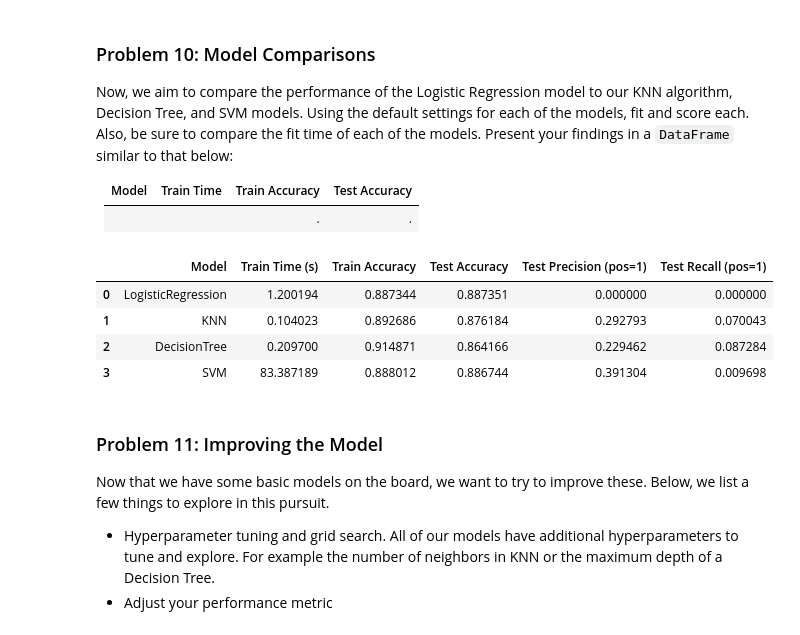
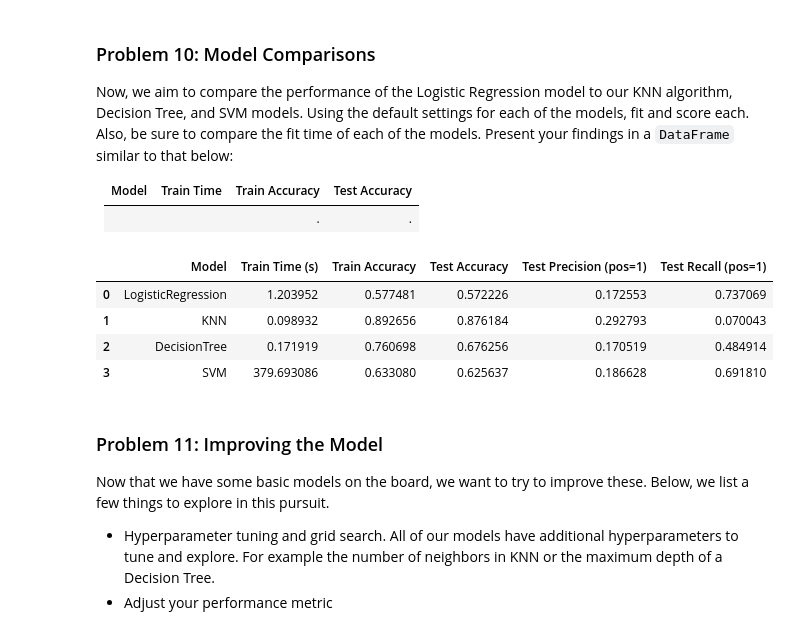
Before and after one commit to ramesh112/haas-m17, a Jupyter notebook: prompt_III.ipynb, the cells around one changed output. Saved outputs shown, nothing was run; the diff lists cells and outputs as text; code cells hidden in the pictures.

```diff
--- a/prompt_III.ipynb
+++ b/prompt_III.ipynb
@@ -272,6 +297,16 @@ y = df[target_col].map({"no": 0, "yes": 1})  # binary target
 
 X.head()
 X.info()
+
+cols_with_unknown = ["job", "education", "default", "loan"]
+
+def collapse_unknown(df, cols):
+    df = df.copy()
+    for c in cols:
+        df[c] = df[c].replace("unknown", "other")
+    return df
+
+X = collapse_unknown(X, cols_with_unknown)
 
 
 numeric_features = ["age"]
@@ -327,7 +362,7 @@ Use Logistic Regression to build a basic model on your data.
 log_reg_clf = Pipeline(
     steps=[
         ("preprocess", preprocessor),
-        ("model", LogisticRegression(max_iter=1000, n_jobs=-1))
+        ("model", LogisticRegression(max_iter=10000, n_jobs=-1))
     ]
 )
 
@@ -367,10 +402,14 @@ Now, we aim to compare the performance of the Logistic Regression model to our K
 |     |    |.     |.     |
 # %%
 models = {
-    "LogisticRegression": LogisticRegression(max_iter=1000, n_jobs=-1),
-    "KNN": KNeighborsClassifier(),
-    "DecisionTree": DecisionTreeClassifier(),
-    "SVM": SVC()
+    "LogisticRegression": LogisticRegression(
+        max_iter=1000, n_jobs=-1, class_weight="balanced"
+    ),
+    "KNN": KNeighborsClassifier(),  # no class_weight, leave as is
+    "DecisionTree": DecisionTreeClassifier(
+        random_state=42, class_weight="balanced"
+    ),
+    "SVM": SVC(class_weight="balanced", probability=True)
 }
 
 results = []
@@ -385,37 +424,37 @@ for name, clf in models.items():
 
     start = time.time()
     pipe.fit(X_train, y_train)
     end = time.time()
 
     y_train_pred = pipe.predict(X_train)
     y_test_pred = pipe.predict(X_test)
 
     train_acc = accuracy_score(y_train, y_train_pred)
     test_acc = accuracy_score(y_test, y_test_pred)
     test_prec = precision_score(y_test, y_test_pred, pos_label=1)
     test_rec = recall_score(y_test, y_test_pred, pos_label=1)
 
     train_time = end - start
 
     results.append(
         {
             "Model": name,
             "Train Time (s)": train_time,
             "Train Accuracy": train_acc,
             "Test Accuracy": test_acc,
             "Test Precision (pos=1)": test_prec,
             "Test Recall (pos=1)": test_rec,
         }
     )
 
 results_df = pd.DataFrame(results)
 results_df
 # %% [output]
 |  | Model | Train Time (s) | Train Accuracy | Test Accuracy | Test Precision (pos=1) | Test Recall (pos=1) |
-| 0 | LogisticRegression | 1.200194 | 0.887344 | 0.887351 | 0.000000 | 0.000000 |
-| 1 | KNN | 0.104023 | 0.892686 | 0.876184 | 0.292793 | 0.070043 |
-| 2 | DecisionTree | 0.209700 | 0.914871 | 0.864166 | 0.229462 | 0.087284 |
-| 3 | SVM | 83.387189 | 0.888012 | 0.886744 | 0.391304 | 0.009698 |
+| 0 | LogisticRegression | 1.203952 | 0.577481 | 0.572226 | 0.172553 | 0.737069 |
+| 1 | KNN | 0.098932 | 0.892656 | 0.876184 | 0.292793 | 0.070043 |
+| 2 | DecisionTree | 0.171919 | 0.760698 | 0.676256 | 0.170519 | 0.484914 |
+| 3 | SVM | 379.693086 | 0.633080 | 0.625637 | 0.186628 | 0.691810 |
 # %% [markdown]
 ### Problem 11: Improving the Model
 
```
Also changed, not shown: parts of 4 cells of this notebook.
